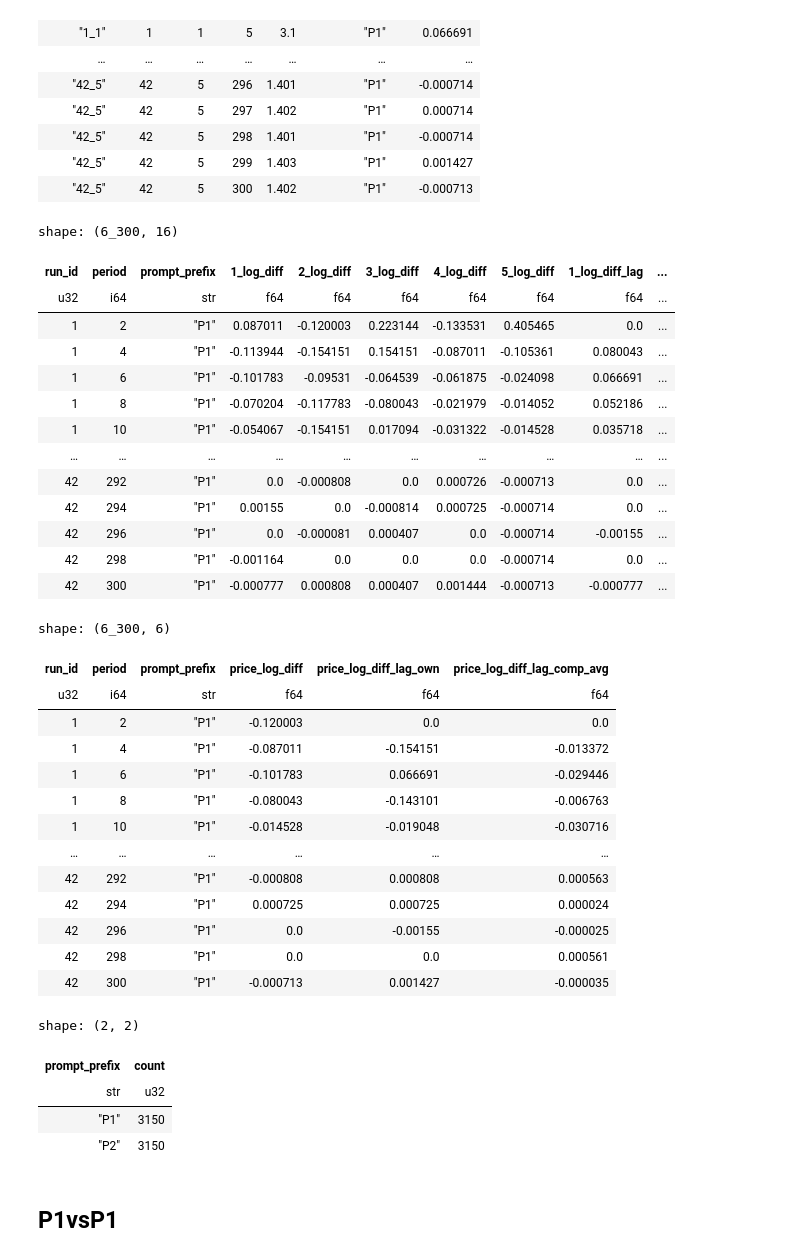
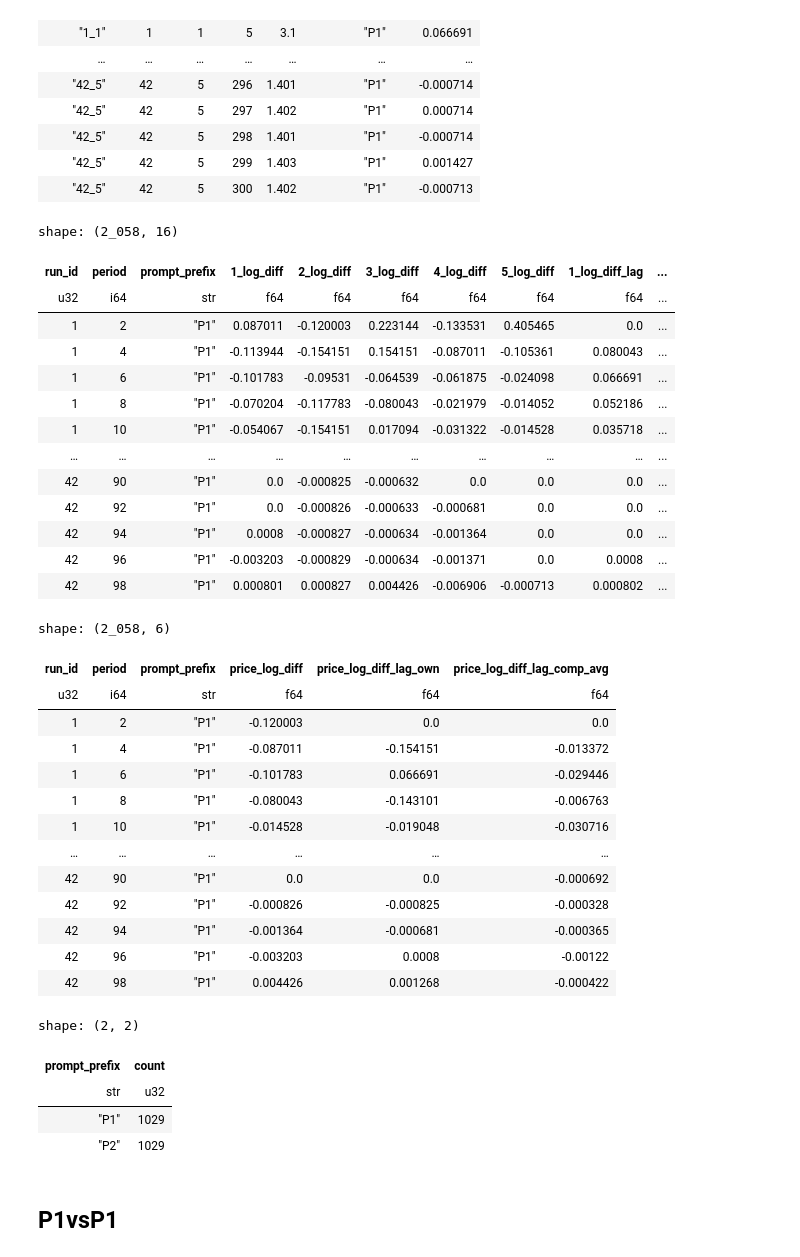
Before and after one commit to luciasauer/algorithmic_pricing_llms, a Jupyter notebook: notebooks/results_oligopoly_5_FE.ipynb, the cells around one changed output. Saved outputs shown, nothing was run; the diff lists cells and outputs as text; code cells hidden in the pictures.

```diff
--- a/notebooks/results_oligopoly_5_FE.ipynb
+++ b/notebooks/results_oligopoly_5_FE.ipynb
@@ -316,6 +316,7 @@ df_fe = (
             pl.col("5_log_diff").shift(1).alias("5_log_diff_lag"),
         ]
     )
+    .filter(pl.col('period')<100)
     # Keep only disjoint periods
     .filter(pl.col("period") % 2 == 0)
     # Alternate firms: period % 5 == 1 → firm 1, 2 → firm 2, ..., 0 → firm 5
@@ -385,39 +386,39 @@ df_fe = (
                     ]
                 ).list.mean()
             )
             .otherwise(
                 pl.concat_list(
                     [
                         pl.col("1_log_diff_lag"),
                         pl.col("2_log_diff_lag"),
                         pl.col("3_log_diff_lag"),
                         pl.col("4_log_diff_lag"),
                     ]
                 ).list.mean()
             )
             .alias("price_log_diff_lag_comp_avg"),
         ]
     )
     .sort(["run_id", "period", "prompt_prefix"])
     .fill_nan(0)
 )
 
 df_fe
 # %% [output]
-shape: (6_300, 16)
+shape: (2_058, 16)
 | run_id | period | prompt_prefix | 1_log_diff | 2_log_diff | 3_log_diff | 4_log_diff | 5_log_diff | 1_log_diff_lag | ... |
 | u32 | i64 | str | f64 | f64 | f64 | f64 | f64 | f64 | ... |
 | 1 | 2 | "P1" | 0.087011 | -0.120003 | 0.223144 | -0.133531 | 0.405465 | 0.0 | ... |
 | 1 | 4 | "P1" | -0.113944 | -0.154151 | 0.154151 | -0.087011 | -0.105361 | 0.080043 | ... |
 | 1 | 6 | "P1" | -0.101783 | -0.09531 | -0.064539 | -0.061875 | -0.024098 | 0.066691 | ... |
 | 1 | 8 | "P1" | -0.070204 | -0.117783 | -0.080043 | -0.021979 | -0.014052 | 0.052186 | ... |
 | 1 | 10 | "P1" | -0.054067 | -0.154151 | 0.017094 | -0.031322 | -0.014528 | 0.035718 | ... |
 | … | … | … | … | … | … | … | … | … | ... |
-| 42 | 292 | "P1" | 0.0 | -0.000808 | 0.0 | 0.000726 | -0.000713 | 0.0 | ... |
-| 42 | 294 | "P1" | 0.00155 | 0.0 | -0.000814 | 0.000725 | -0.000714 | 0.0 | ... |
-| 42 | 296 | "P1" | 0.0 | -0.000081 | 0.000407 | 0.0 | -0.000714 | -0.00155 | ... |
-| 42 | 298 | "P1" | -0.001164 | 0.0 | 0.0 | 0.0 | -0.000714 | 0.0 | ... |
-| 42 | 300 | "P1" | -0.000777 | 0.000808 | 0.000407 | 0.001444 | -0.000713 | -0.000777 | ... |
+| 42 | 90 | "P1" | 0.0 | -0.000825 | -0.000632 | 0.0 | 0.0 | 0.0 | ... |
+| 42 | 92 | "P1" | 0.0 | -0.000826 | -0.000633 | -0.000681 | 0.0 | 0.0 | ... |
+| 42 | 94 | "P1" | 0.0008 | -0.000827 | -0.000634 | -0.001364 | 0.0 | 0.0 | ... |
+| 42 | 96 | "P1" | -0.003203 | -0.000829 | -0.000634 | -0.001371 | 0.0 | 0.0008 | ... |
+| 42 | 98 | "P1" | 0.000801 | 0.000827 | 0.004426 | -0.006906 | -0.000713 | 0.000802 | ... |
 # %%
 df_fe = df_fe.select(
     [
@@ -433,7 +434,7 @@ df_fe = df_fe.select(
 )
 df_fe
 # %% [output]
-shape: (6_300, 6)
+shape: (2_058, 6)
 | run_id | period | prompt_prefix | price_log_diff | price_log_diff_lag_own | price_log_diff_lag_comp_avg |
 | u32 | i64 | str | f64 | f64 | f64 |
 | 1 | 2 | "P1" | -0.120003 | 0.0 | 0.0 |
@@ -442,19 +443,19 @@ shape: (6_300, 6)
 | 1 | 8 | "P1" | -0.080043 | -0.143101 | -0.006763 |
 | 1 | 10 | "P1" | -0.014528 | -0.019048 | -0.030716 |
 | … | … | … | … | … | … |
-| 42 | 292 | "P1" | -0.000808 | 0.000808 | 0.000563 |
-| 42 | 294 | "P1" | 0.000725 | 0.000725 | 0.000024 |
-| 42 | 296 | "P1" | 0.0 | -0.00155 | -0.000025 |
-| 42 | 298 | "P1" | 0.0 | 0.0 | 0.000561 |
-| 42 | 300 | "P1" | -0.000713 | 0.001427 | -0.000035 |
+| 42 | 90 | "P1" | 0.0 | 0.0 | -0.000692 |
+| 42 | 92 | "P1" | -0.000826 | -0.000825 | -0.000328 |
+| 42 | 94 | "P1" | -0.001364 | -0.000681 | -0.000365 |
+| 42 | 96 | "P1" | -0.003203 | 0.0008 | -0.00122 |
+| 42 | 98 | "P1" | 0.004426 | 0.001268 | -0.000422 |
 # %%
 df_fe["prompt_prefix"].value_counts()
 # %% [output]
 shape: (2, 2)
 | prompt_prefix | count |
 | str | u32 |
-| "P1" | 3150 |
-| "P2" | 3150 |
+| "P1" | 1029 |
+| "P2" | 1029 |
 # %% [markdown]
 ## P1vsP1
 # %%
```
Also changed, not shown: parts of 6 cells of this notebook, 2 other files.
